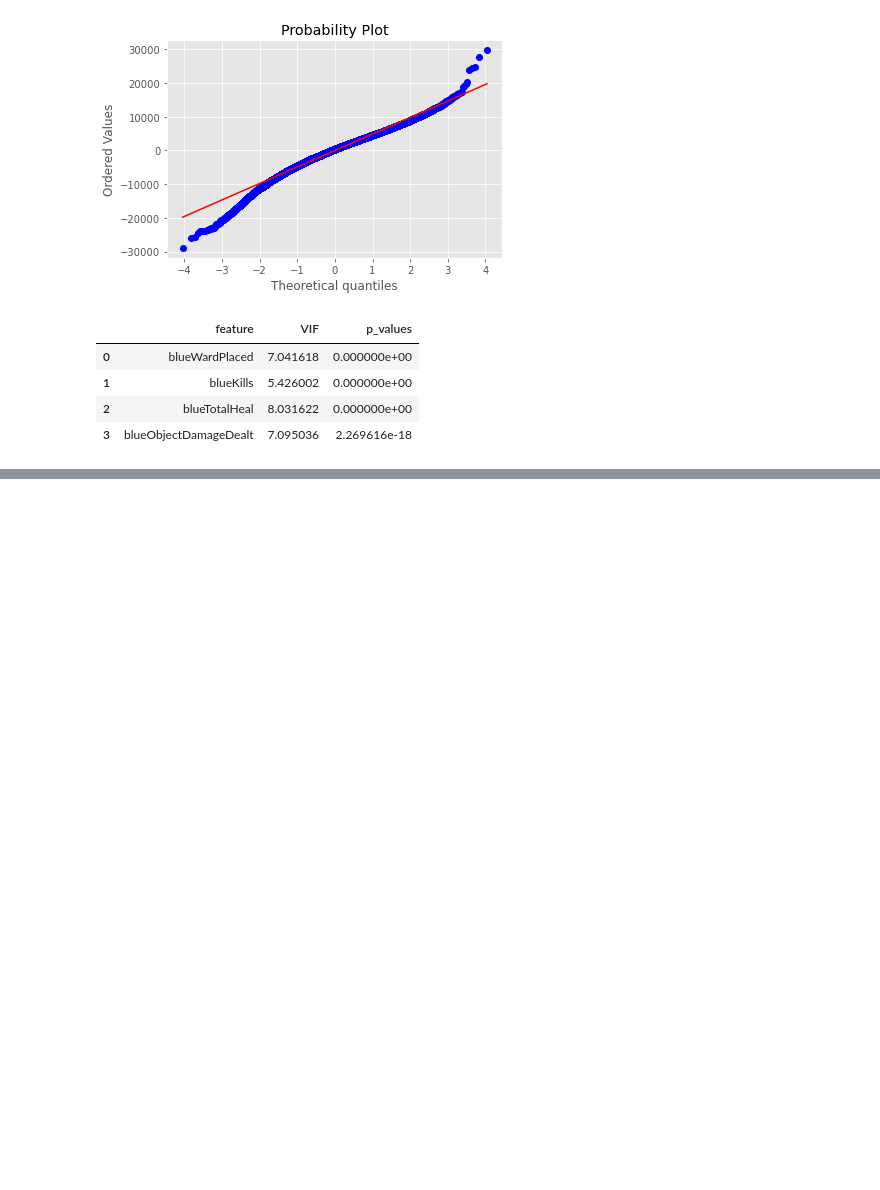
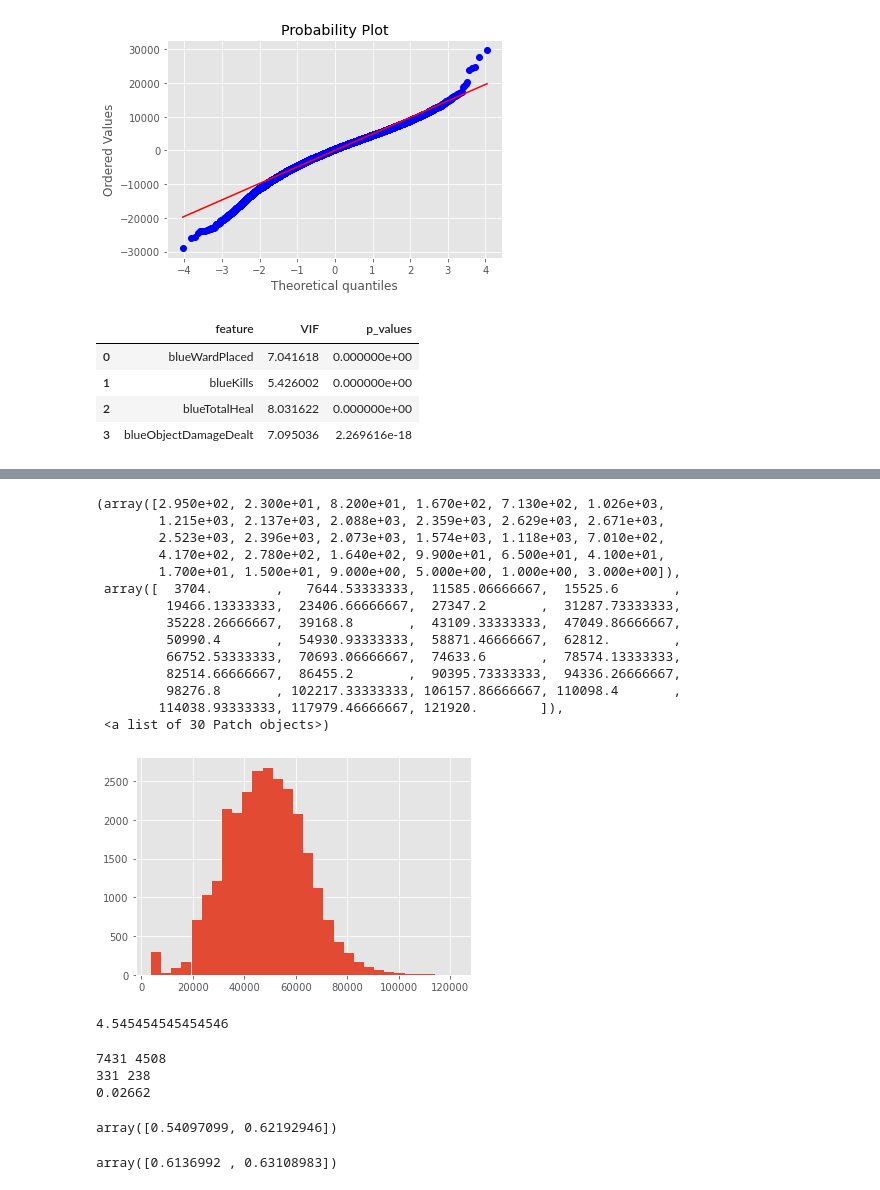
Before and after one commit to Rasputin1127/2020-Season-Game-Analytics-LoL, a Jupyter notebook: explore_data_2.ipynb, the cells around one changed output, grey strips where cells are left out. Cells and saved outputs as stored; diff of their text form; code cells hidden in the pictures; blank space fills up the shorter version.

```diff
--- a/explore_data_2.ipynb
+++ b/explore_data_2.ipynb
@@ -468,0 +686,22 @@ vif_data.head()
+# %%
+plt.hist(chall_df['blueTotalGold'], bins=30)
+# %% [output]
+(array([2.950e+02, 2.300e+01, 8.200e+01, 1.670e+02, 7.130e+02, 1.026e+03,
+        1.215e+03, 2.137e+03, 2.088e+03, 2.359e+03, 2.629e+03, 2.671e+03,
+        2.523e+03, 2.396e+03, 2.073e+03, 1.574e+03, 1.118e+03, 7.010e+02,
+        4.170e+02, 2.780e+02, 1.640e+02, 9.900e+01, 6.500e+01, 4.100e+01,
+        1.700e+01, 1.500e+01, 9.000e+00, 5.000e+00, 1.000e+00, 3.000e+00]),
+ array([  3704.        ,   7644.53333333,  11585.06666667,  15525.6       ,
+         19466.13333333,  23406.66666667,  27347.2       ,  31287.73333333,
+         35228.26666667,  39168.8       ,  43109.33333333,  47049.86666667,
+         50990.4       ,  54930.93333333,  58871.46666667,  62812.        ,
+         66752.53333333,  70693.06666667,  74633.6       ,  78574.13333333,
+         82514.66666667,  86455.2       ,  90395.73333333,  94336.26666667,
+         98276.8       , 102217.33333333, 106157.86666667, 110098.4       ,
+        114038.93333333, 117979.46666667, 121920.        ]),
+ <a list of 30 Patch objects>)
+[figure, added]
+# %%
+750/165
+# %% [output]
+4.545454545454546
@@ -468,0 +711,27 @@ vif_data.head()
+# %%
+num_simulations = 100_000
+
+alpha, beta = get_beta_dist_params(a_vision_samples)[:2]
+print(alpha, beta)
+dist_A = stats.beta(alpha, beta)
+
+alpha, beta = get_beta_dist_params(b_vision_samples)[:2]
+print(alpha, beta)
+dist_B = stats.beta(alpha, beta)
+
+simulated_A = dist_A.rvs(num_simulations)
+simulated_B = dist_B.rvs(num_simulations)
+
+print((simulated_B > simulated_A).mean())
+# %% [output]
+7431 4508
+331 238
+0.02662
+# %%
+stats.beta(331, 238).ppf([0.025, .975])
+# %% [output]
+array([0.54097099, 0.62192946])
+# %%
+stats.beta(7431, 4508).ppf([0.025, 0.975])
+# %% [output]
+array([0.6136992 , 0.63108983])
```
Also changed, not shown: parts of 25 cells of this notebook, 6 other files.
